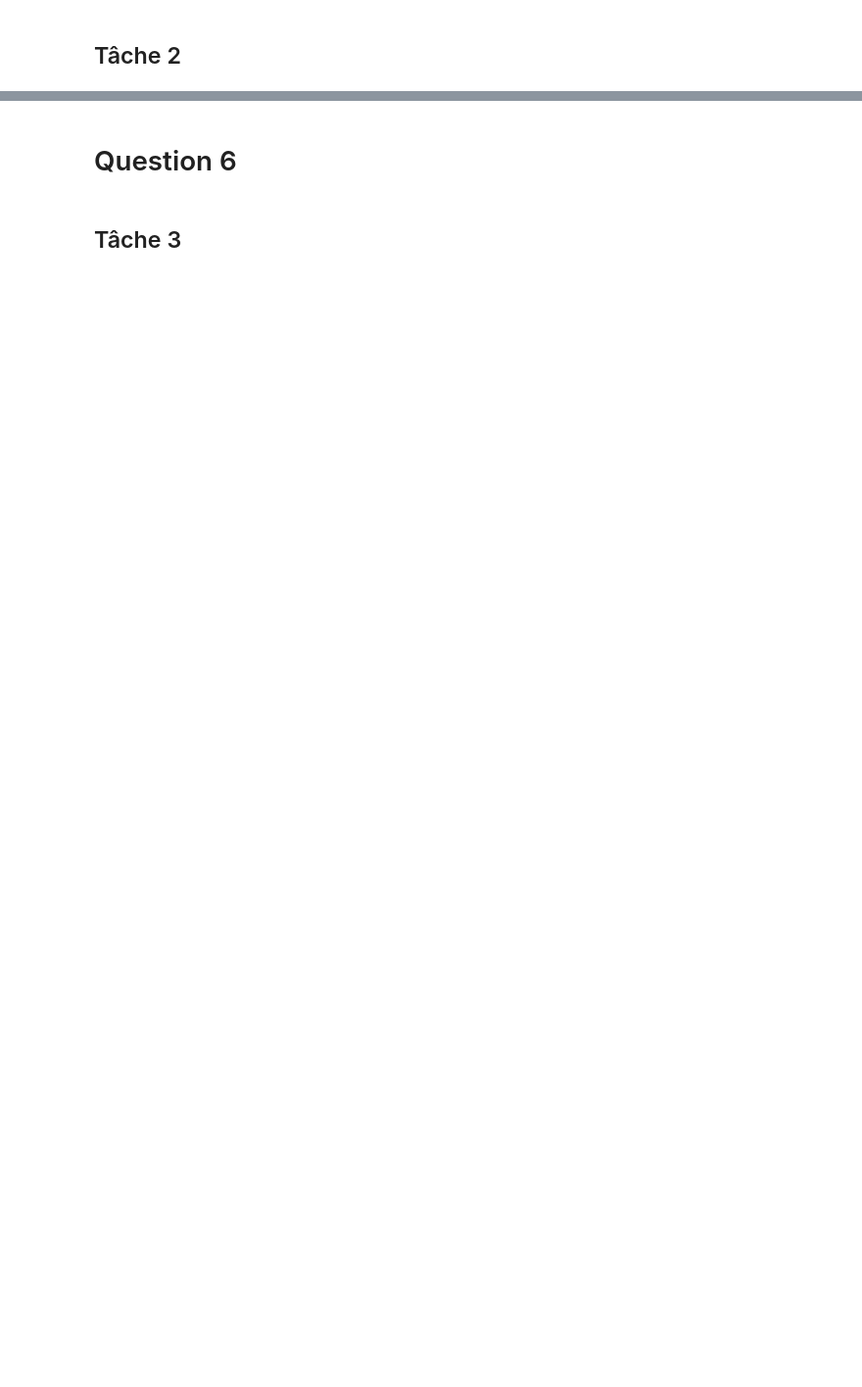
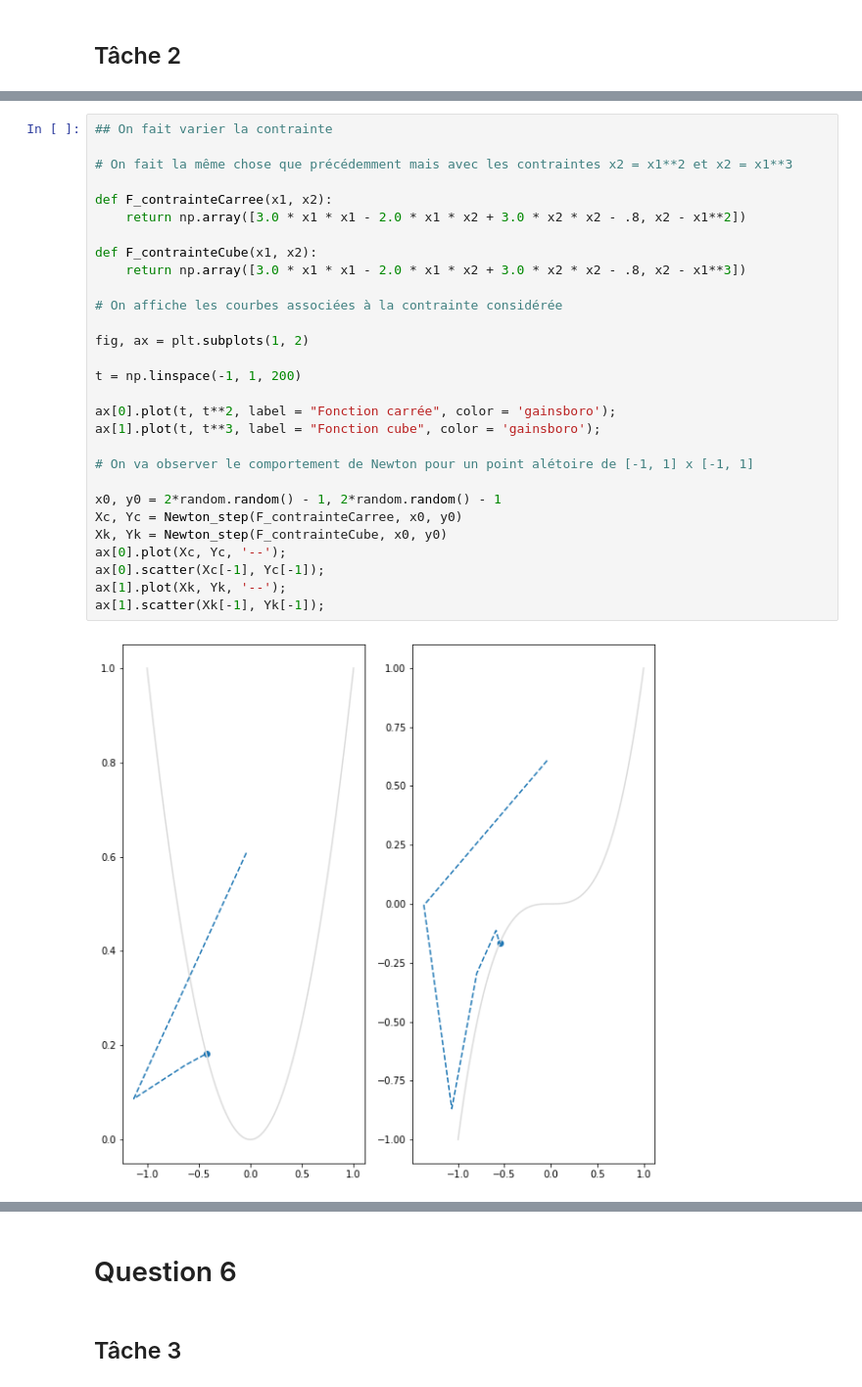
Before and after one commit to 20castro/Projet-calcul-diff, a Jupyter notebook: Projet.ipynb, the cells around one changed output, grey strips where cells are left out. Shown: that part at 98% size. Cells and saved outputs as stored; diff of their text form; blank space fills up the shorter version.

```diff
--- a/Projet.ipynb
+++ b/Projet.ipynb
@@ -137,0 +209,31 @@ Newton(F, .8, .8)
+# %%
+## On fait varier la contrainte
+
+# On fait la même chose que précédemment mais avec les contraintes x2 = x1**2 et x2 = x1**3
+
+def F_contrainteCarree(x1, x2):
+    return np.array([3.0 * x1 * x1 - 2.0 * x1 * x2 + 3.0 * x2 * x2 - .8, x2 - x1**2])
+
+def F_contrainteCube(x1, x2):
+    return np.array([3.0 * x1 * x1 - 2.0 * x1 * x2 + 3.0 * x2 * x2 - .8, x2 - x1**3])
+
+# On affiche les courbes associées à la contrainte considérée
+
+fig, ax = plt.subplots(1, 2)
+
+t = np.linspace(-1, 1, 200)
+
+ax[0].plot(t, t**2, label = "Fonction carrée", color = 'gainsboro');
+ax[1].plot(t, t**3, label = "Fonction cube", color = 'gainsboro');
+
+# On va observer le comportement de Newton pour un point alétoire de [-1, 1] x [-1, 1]
+
+x0, y0 = 2*random.random() - 1, 2*random.random() - 1
+Xc, Yc = Newton_step(F_contrainteCarree, x0, y0)
+Xk, Yk = Newton_step(F_contrainteCube, x0, y0)
+ax[0].plot(Xc, Yc, '--');
+ax[0].scatter(Xc[-1], Yc[-1]);
+ax[1].plot(Xk, Yk, '--');
+ax[1].scatter(Xk[-1], Yk[-1]);
+# %% [output]
+[figure, added]
```
Also changed, not shown: parts of 16 cells of this notebook.
